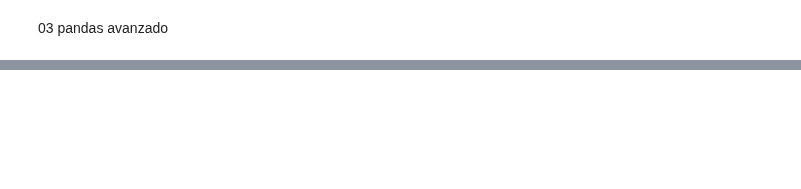
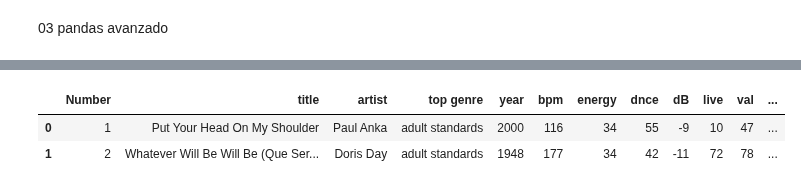
Before and after one commit to ceciorosco/Cecilia-Repositorio, a Jupyter notebook: Modulo_3/ejercicios_modulo_3.ipynb, the cells around one changed output, grey strips where cells are left out. Cells and saved outputs as stored; diff of their text form; code cells hidden in the pictures; blank space fills up the shorter version.

```diff
--- a/Modulo_3/ejercicios_modulo_3.ipynb
+++ b/Modulo_3/ejercicios_modulo_3.ipynb
@@ -511,0 +464,8 @@ float64
+# %%
+#renombrar la columna pop a popularity
+df = df.rename(columns={"pop": "popularity","nrgy": "energy"})
+df.head(2)
+# %% [output]
+|  | Number | title | artist | top genre | year | bpm | energy | dnce | dB | live | val | ... |
+| 0 | 1 | Put Your Head On My Shoulder | Paul Anka | adult standards | 2000 | 116 | 34 | 55 | -9 | 10 | 47 | ... |
+| 1 | 2 | Whatever Will Be Will Be (Que Ser... | Doris Day | adult standards | 1948 | 177 | 34 | 42 | -11 | 72 | 78 | ... |
```
Also changed, not shown: parts of 33 cells of this notebook, 8 other files.
